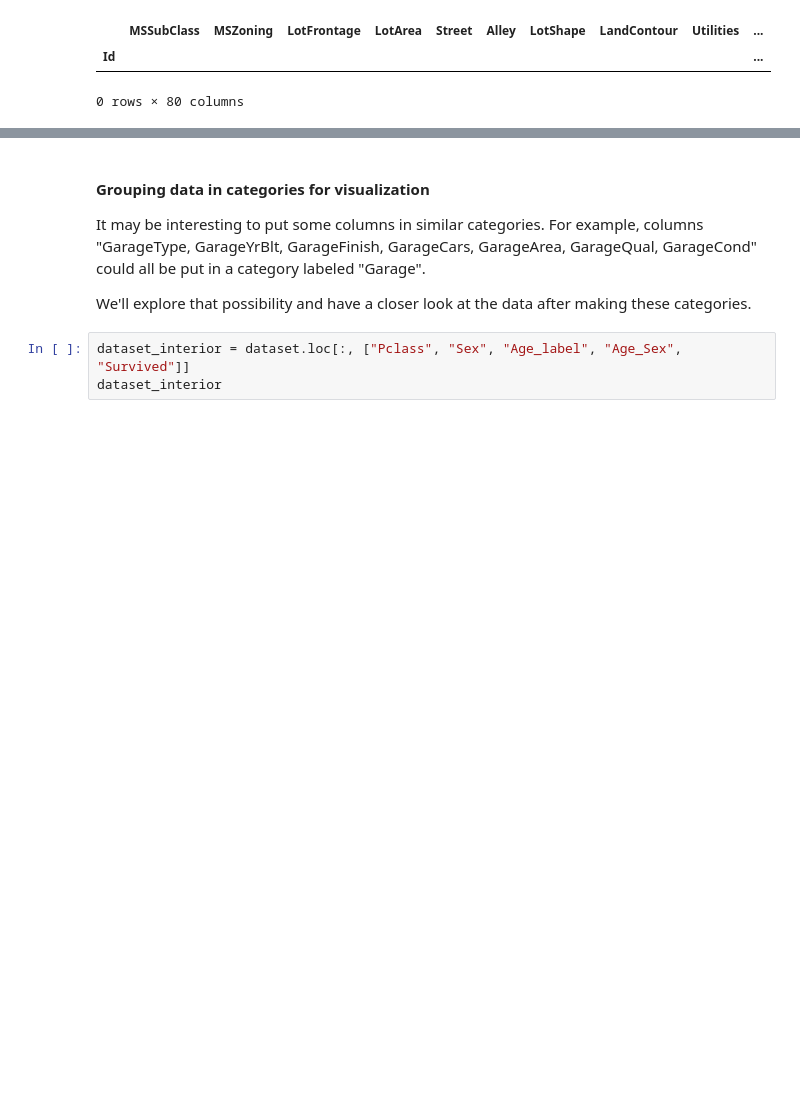
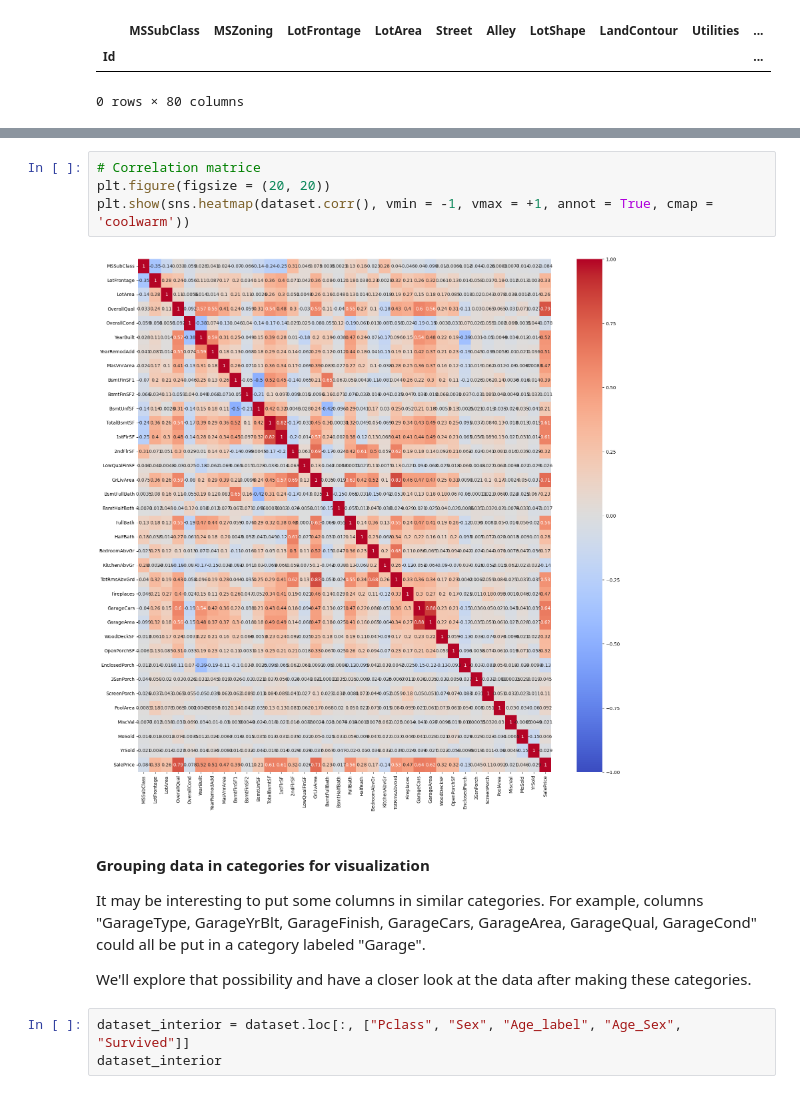
Before and after one commit to vin-br/house-prices, a Jupyter notebook: House Prices.ipynb, the cells around one changed output, grey strips where cells are left out. Saved outputs shown, nothing was run; the diff lists cells and outputs as text; blank space fills up the shorter version.

Commit message:
Added correlation matrix

```diff
--- a/House Prices.ipynb
+++ b/House Prices.ipynb
@@ -291,3 +332,9 @@ dataset.loc[dataset["GarageYrBlt"].isnull(), :]
+# %%
+# Correlation matrice
+plt.figure(figsize = (20, 20))
+plt.show(sns.heatmap(dataset.corr(), vmin = -1, vmax = +1, annot = True, cmap = 'coolwarm'))
+# %% [output]
+[figure, added]
 # %% [markdown]
 #### Grouping data in categories for visualization
 
```
Also changed, not shown: parts of 7 cells of this notebook.
